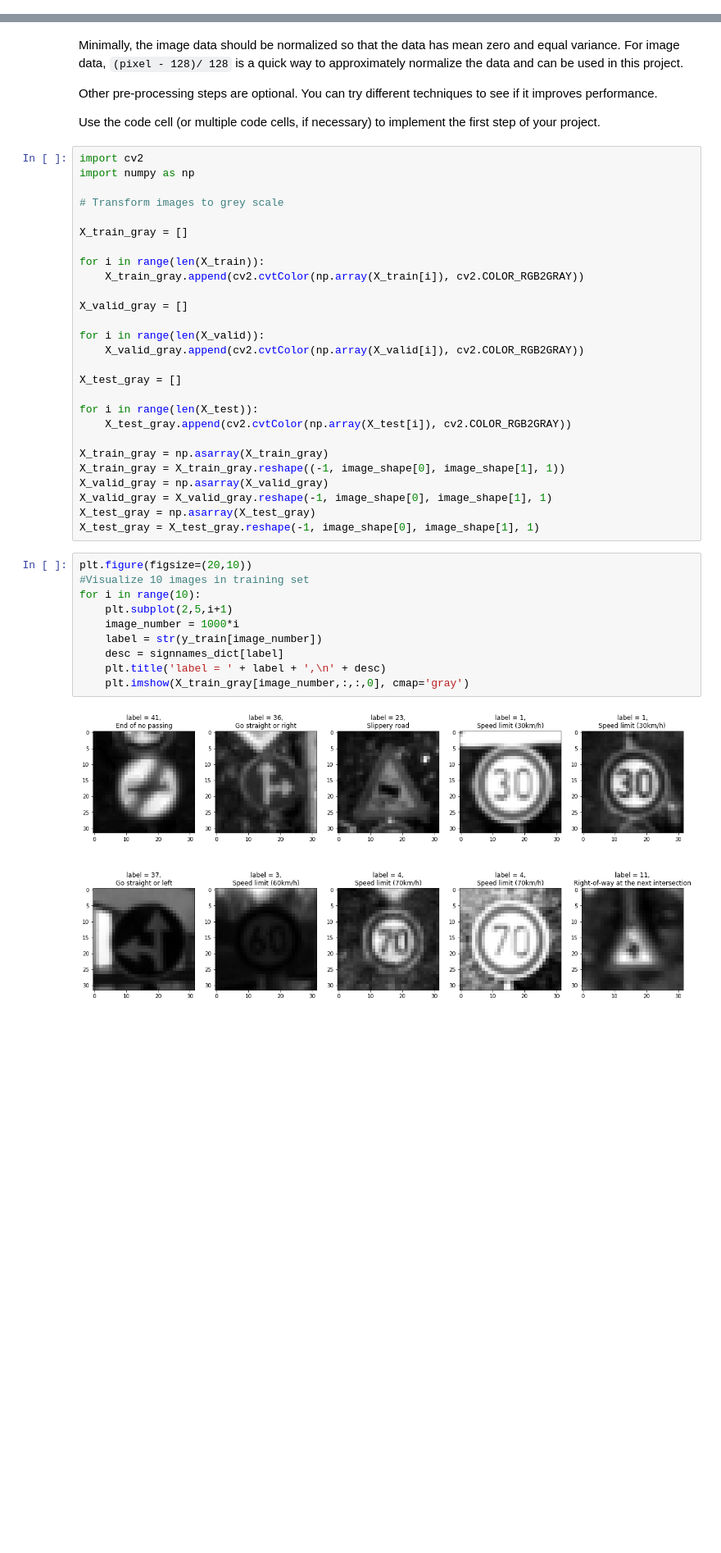
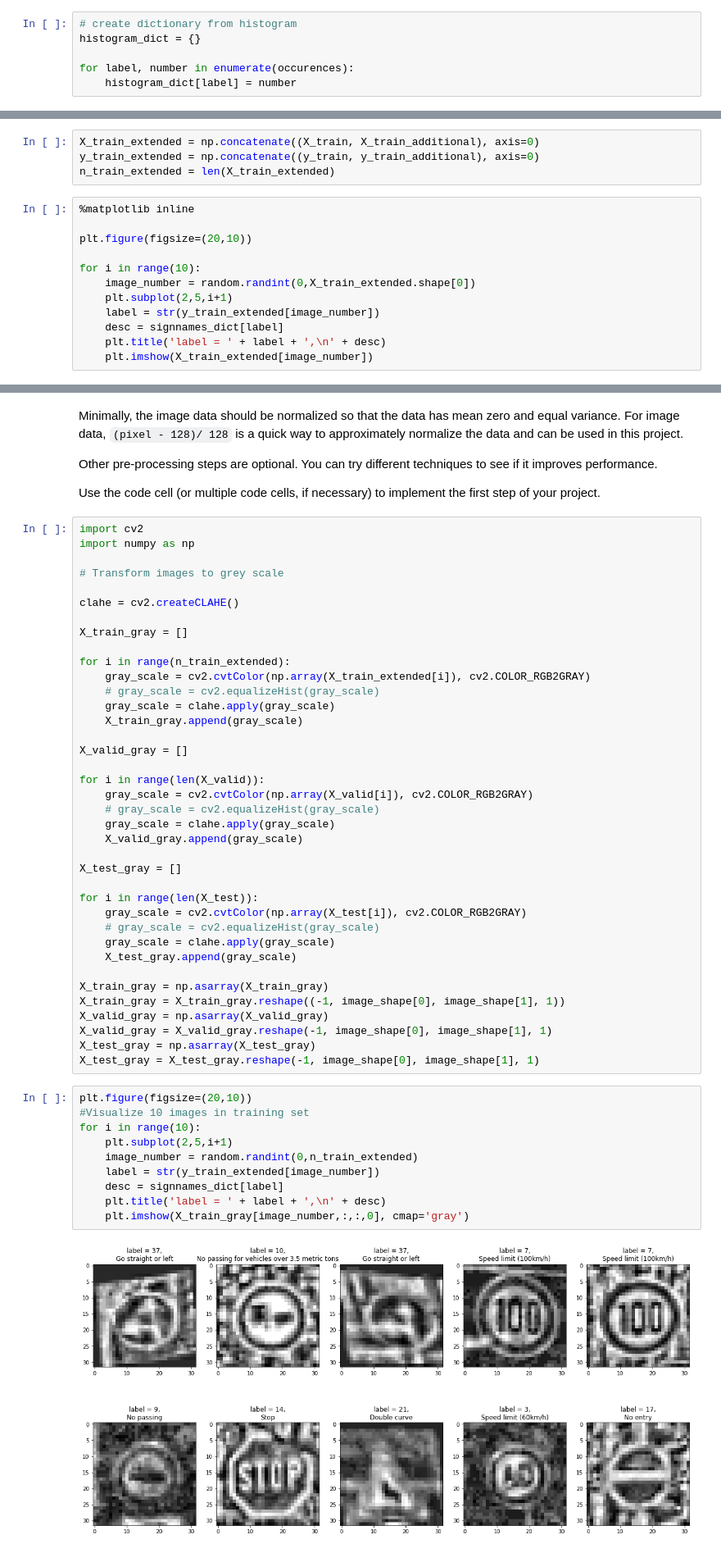
Before and after one commit to CBraeuninger/traffic_sign_classifier, a Jupyter notebook: Traffic_Sign_Classifier.ipynb, the cells around one changed output, grey strips where cells are left out. Shown at 82% size. Drawn from its saved outputs; the diff is of its cells as text; blank space fills up the shorter version.

```diff
--- a/Traffic_Sign_Classifier.ipynb
+++ b/Traffic_Sign_Classifier.ipynb
@@ -154,0 +134,6 @@ def drop_frequent_examples():
+# %%
+# create dictionary from histogram
+histogram_dict = {}
+
+for label, number in enumerate(occurences):
+    histogram_dict[label] = number
@@ -154,0 +225,16 @@ def drop_frequent_examples():
+# %%
+X_train_extended = np.concatenate((X_train, X_train_additional), axis=0)
+y_train_extended = np.concatenate((y_train, y_train_additional), axis=0)
+n_train_extended = len(X_train_extended)
+# %%
+%matplotlib inline
+
+plt.figure(figsize=(20,10))
+
+for i in range(10):
+    image_number = random.randint(0,X_train_extended.shape[0])
+    plt.subplot(2,5,i+1)
+    label = str(y_train_extended[image_number])
+    desc = signnames_dict[label]
+    plt.title('label = ' + label + ',\n' + desc)
+    plt.imshow(X_train_extended[image_number])
@@ -194,20 +282,31 @@ import numpy as np
 
 # Transform images to grey scale
 
+clahe = cv2.createCLAHE()
+
 X_train_gray = []
 
-for i in range(len(X_train)):
-    X_train_gray.append(cv2.cvtColor(np.array(X_train[i]), cv2.COLOR_RGB2GRAY))
+for i in range(n_train_extended):
+    gray_scale = cv2.cvtColor(np.array(X_train_extended[i]), cv2.COLOR_RGB2GRAY)
+    # gray_scale = cv2.equalizeHist(gray_scale)
+    gray_scale = clahe.apply(gray_scale)
+    X_train_gray.append(gray_scale)
 
 X_valid_gray = []
 
 for i in range(len(X_valid)):
-    X_valid_gray.append(cv2.cvtColor(np.array(X_valid[i]), cv2.COLOR_RGB2GRAY))
+    gray_scale = cv2.cvtColor(np.array(X_valid[i]), cv2.COLOR_RGB2GRAY)
+    # gray_scale = cv2.equalizeHist(gray_scale)
+    gray_scale = clahe.apply(gray_scale)
+    X_valid_gray.append(gray_scale)
 
 X_test_gray = []
 
 for i in range(len(X_test)):
-    X_test_gray.append(cv2.cvtColor(np.array(X_test[i]), cv2.COLOR_RGB2GRAY))
+    gray_scale = cv2.cvtColor(np.array(X_test[i]), cv2.COLOR_RGB2GRAY)
+    # gray_scale = cv2.equalizeHist(gray_scale)
+    gray_scale = clahe.apply(gray_scale)
+    X_test_gray.append(gray_scale)
 
 X_train_gray = np.asarray(X_train_gray)
 X_train_gray = X_train_gray.reshape((-1, image_shape[0], image_shape[1], 1))
@@ -218,15 +317,15 @@ X_test_gray = X_test_gray.reshape(-1, image_shape[0], image_shape[1], 1)
 # %%
 plt.figure(figsize=(20,10))
 #Visualize 10 images in training set
 for i in range(10):
     plt.subplot(2,5,i+1)
-    image_number = 1000*i
-    label = str(y_train[image_number])
+    image_number = random.randint(0,n_train_extended)
+    label = str(y_train_extended[image_number])
     desc = signnames_dict[label]
     plt.title('label = ' + label + ',\n' + desc)
     plt.imshow(X_train_gray[image_number,:,:,0], cmap='gray')
 # %% [output]
-[figure, old version]
+[figure, new version]
 # %%
 # Normalize the data so that it has mean zero and equal variance
 X_train = (X_train - 128)/128
```
Also changed, not shown: parts of 20 cells of this notebook.
